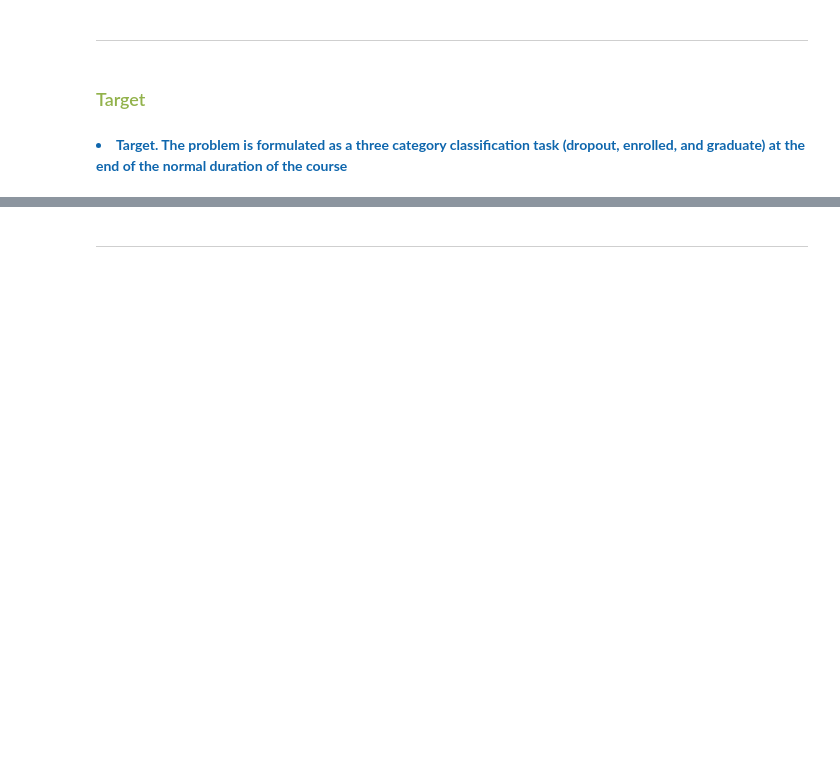
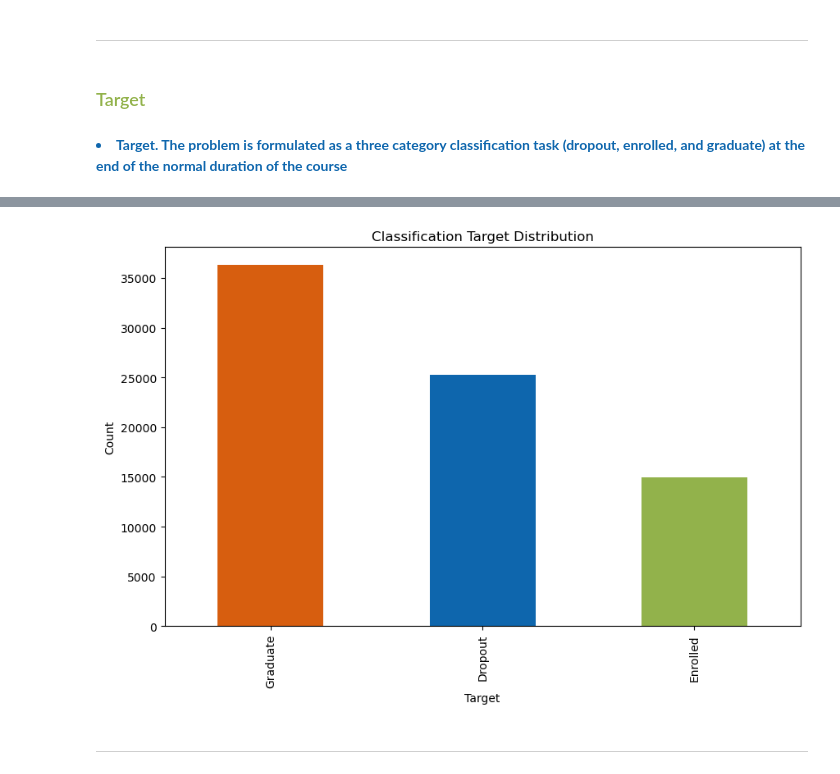
Before and after one commit to hibahdesu/Kaggle-Competitions, a Jupyter notebook: Classification with an Academic Success Dataset/My Analysis Part.ipynb, the cells around one changed output, grey strips where cells are left out. Cells and saved outputs as stored; diff of their text form; code cells hidden in the pictures; blank space fills up the shorter version.

```diff
--- a/Classification with an Academic Success Dataset/My Analysis Part.ipynb
+++ b/Classification with an Academic Success Dataset/My Analysis Part.ipynb
@@ -1340,2 +1373,22 @@ df_train['Target'].value_counts().plot(kind='bar', figsize=(14, 6), color='orang
+# %%
+
+target_variable = df_train['Target']
+
+# Get the value counts for the target variable
+target_counts = target_variable.value_counts()
+
+# Create the stacked bar plot
+fig, ax = plt.subplots(figsize=(10, 6))
+target_counts.plot(kind='bar', stacked=True, color=['#D75E0F', '#0E66AD', '#92B24B'], ax=ax)
+
+# Add labels and title
+ax.set_xlabel('Target')
+ax.set_ylabel('Count')
+ax.set_title('Classification Target Distribution')
+
+# Display the plot
+plt.show()
+# %% [output]
+[figure, added]
 # %% [markdown]
 <hr/>
```
Also changed, not shown: parts of 46 cells of this notebook.
